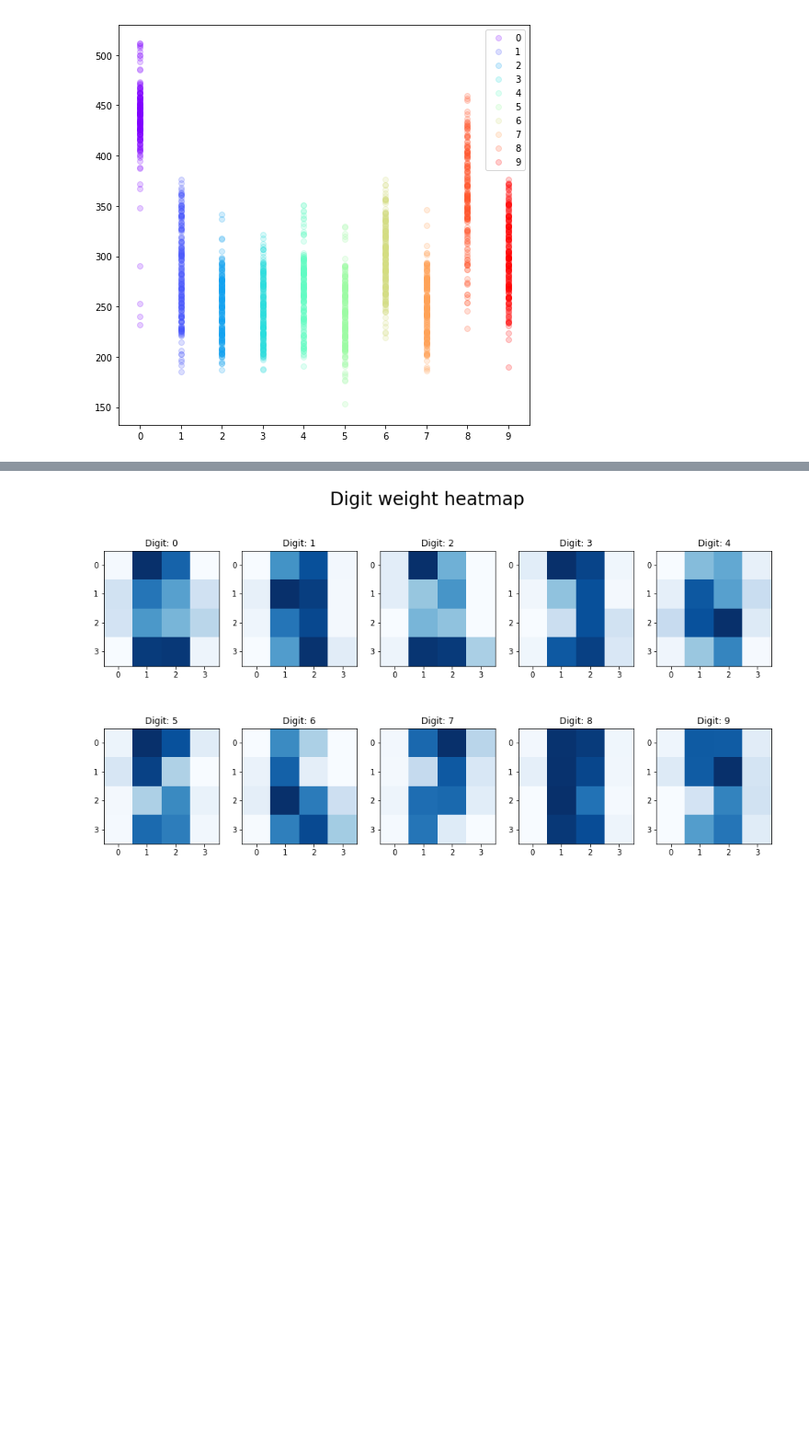
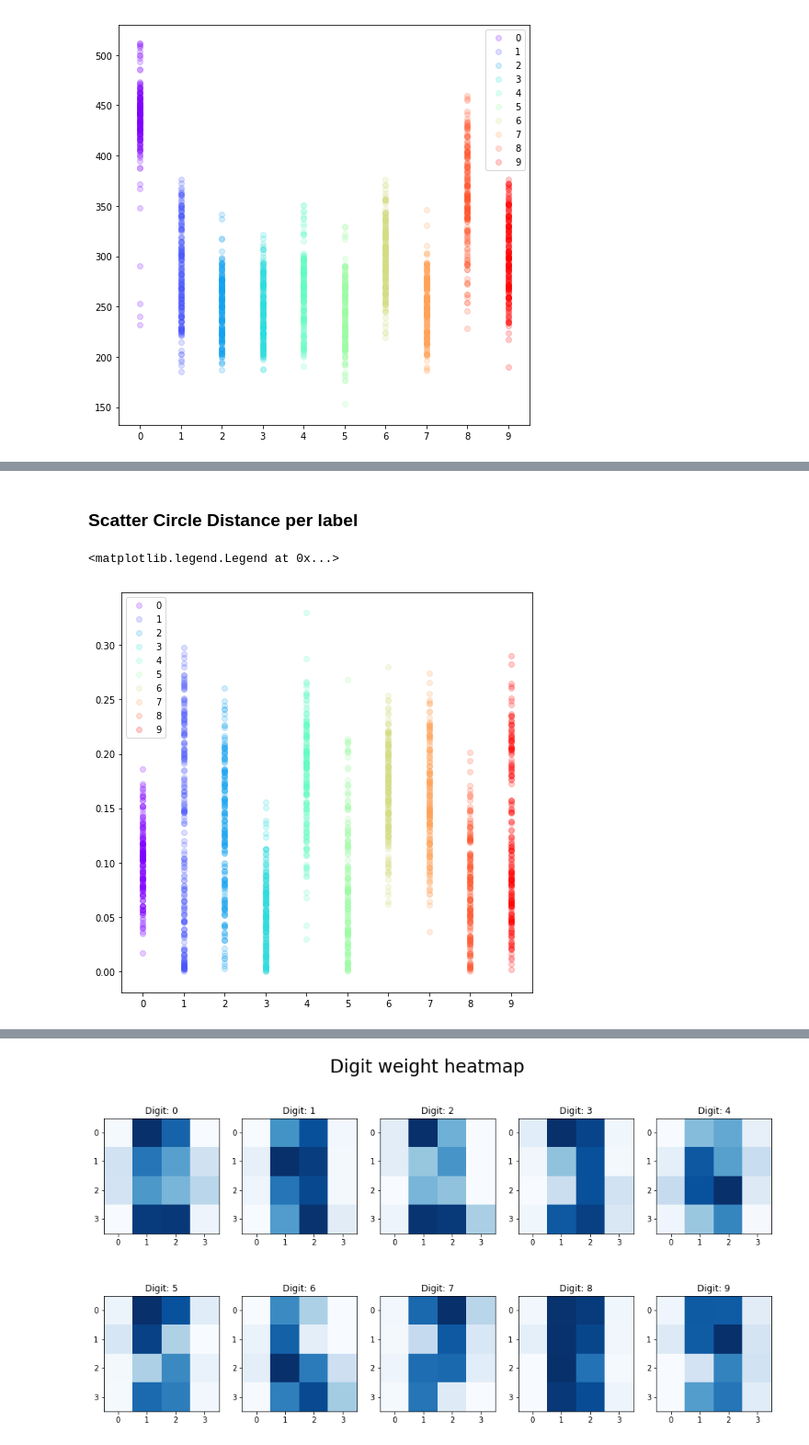
Before and after one commit to jsmienk/IML, a Jupyter notebook: notebooks/feature_analysis.ipynb, the cells around one changed output, grey strips where cells are left out. Shown at 92% size. Cells and saved outputs as stored; diff of their text form; code cells hidden in the pictures; blank space fills up the shorter version.

```diff
--- a/notebooks/feature_analysis.ipynb
+++ b/notebooks/feature_analysis.ipynb
@@ -122,0 +148,16 @@ ax.legend()
+# %% [markdown]
+### Scatter Circle Distance per label
+# %%
+# Configure plot
+fig, ax = plt.subplots(figsize=(8,8))
+plt.xticks(np.arange(0, LABEL_SIZE, 1.0))
+
+# Plot area
+for label_data, color in zip(data_by_label, colors):
+    x_coords = [label_data[0] for _ in range(len(label_data[1].rect_dist))]
+    ax.scatter(x_coords, label_data[1].rect_dist, label=str(label_data[0]), color=color)
+ax.legend()
+# fig.savefig('label_rect_dist_scatter.png', dpi=200, bbox_inches='tight')
+# %% [output]
+<matplotlib.legend.Legend at 0x...>
+[figure, added]
```
Also changed, not shown: parts of 19 cells of this notebook, 10 other files.
